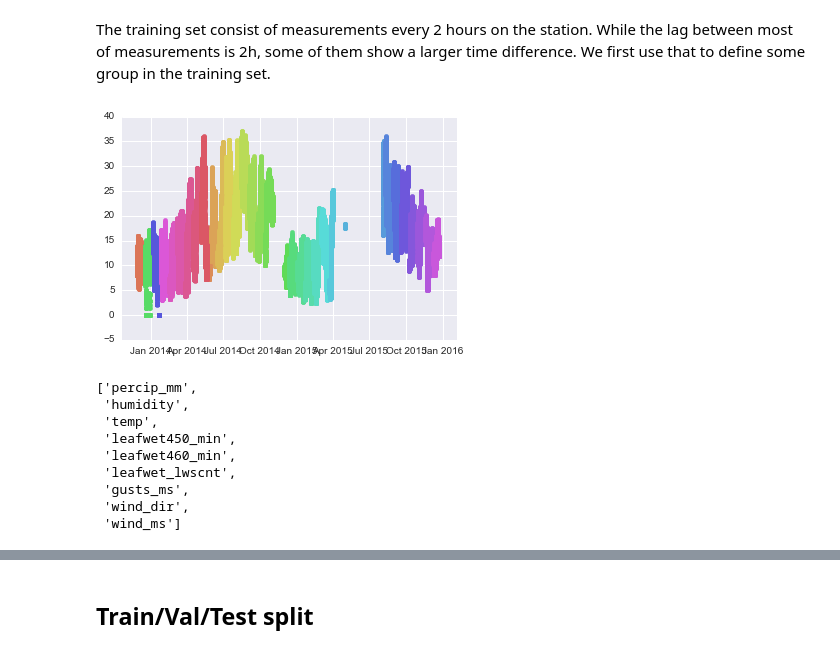
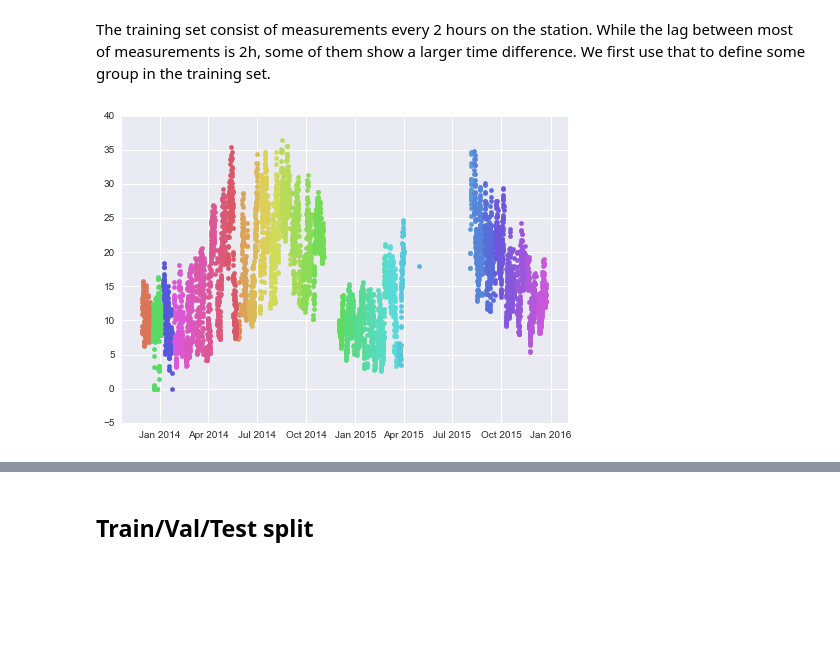
Before and after one commit to cthorey/fognet, a Jupyter notebook: test.ipynb, the cells around one changed output, grey strips where cells are left out. Saved outputs shown, nothing was run; the diff lists cells and outputs as text; code cells hidden in the pictures; blank space fills up the shorter version.

```diff
--- a/test.ipynb
+++ b/test.ipynb
@@ -27,22 +25,10 @@ The training set consist of measurements every 2 hours on the station.
 While the lag between most of measurements is 2h, some of them show a larger time difference.
 We first use that to define some group in the training set.
 # %%
-df_train =  add_group_column_to_data(data['micro_train_5m'])
+df_train =  add_group_column_to_data(data['micro_train'])
 i= 0
 for key,gp in df_train.groupby('group'):
     plt.scatter(gp.index,gp.temp,color = sns.color_palette('hls',len(df_train.groupby('group')))[i])
     i+=1
 # %% [output]
-[figure, old version]
+[figure, new version]
-# %%
-train.columns.tolist()[:-2]
-# %% [output]
-['percip_mm',
- 'humidity',
- 'temp',
- 'leafwet450_min',
- 'leafwet460_min',
- 'leafwet_lwscnt',
- 'gusts_ms',
- 'wind_dir',
- 'wind_ms']
```
Also changed, not shown: parts of 18 cells of this notebook, 1 other file.
